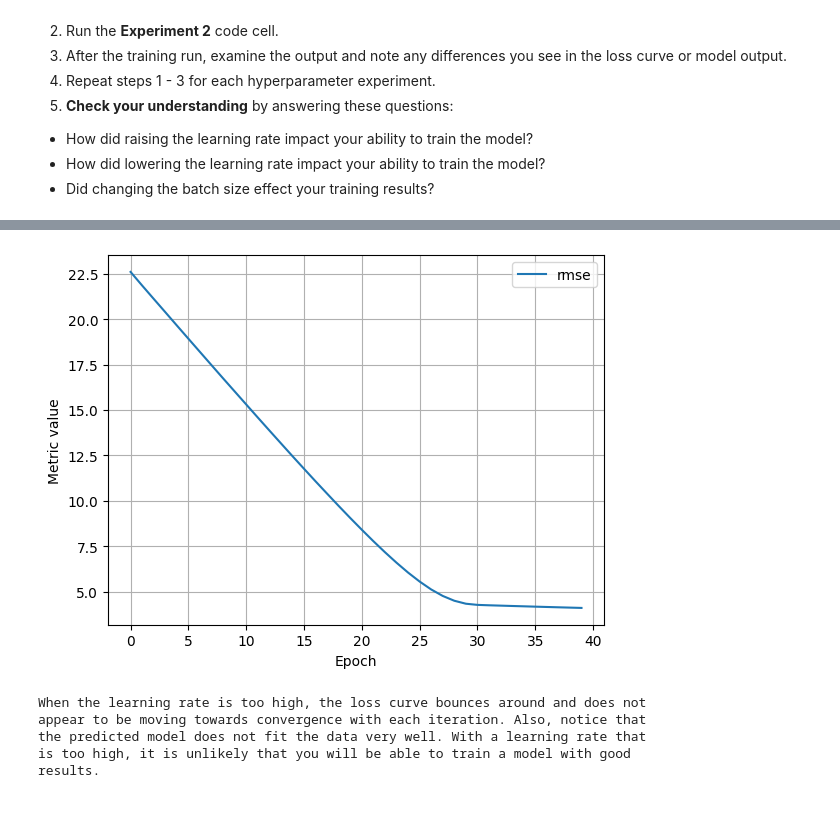
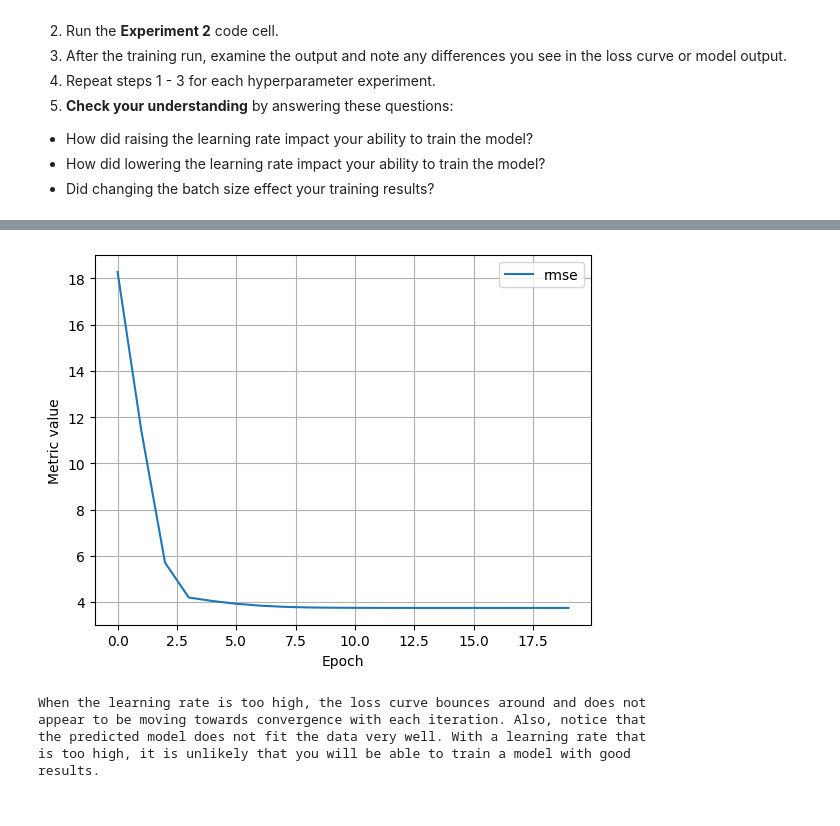
Before and after one commit to prashant-gulati/colab, a Jupyter notebook: ml/cc/exercises/linear_regression_taxi.ipynb, the cells around one changed output, grey strips where cells are left out. Drawn from its saved outputs; the diff is of its cells as text; code cells hidden in the pictures.

```diff
--- a/ml/cc/exercises/linear_regression_taxi.ipynb
+++ b/ml/cc/exercises/linear_regression_taxi.ipynb
@@ -458,8 +458,8 @@ It is common with machine learning to run multiple experiments to find the best
 # TODO - Adjust these hyperparameters to see how they impact a training run.
 settings_2 = ml_edu.experiment.ExperimentSettings(
     learning_rate = 0.001,
-    number_epochs = 40,
-    batch_size = 500,
+    number_epochs = 20,
+    batch_size = 50,
     input_features = ['TRIP_MILES']
 )
 
@@ -492,5 +492,5 @@ Epoch 40/40
 [interactive output not drawn]
-[figure, old version]
+[figure, new version]
 # %%
 #@title Double-click to view answers for hyperparameter experiments
 
```
Also changed, not shown: parts of 6 cells of this notebook.
